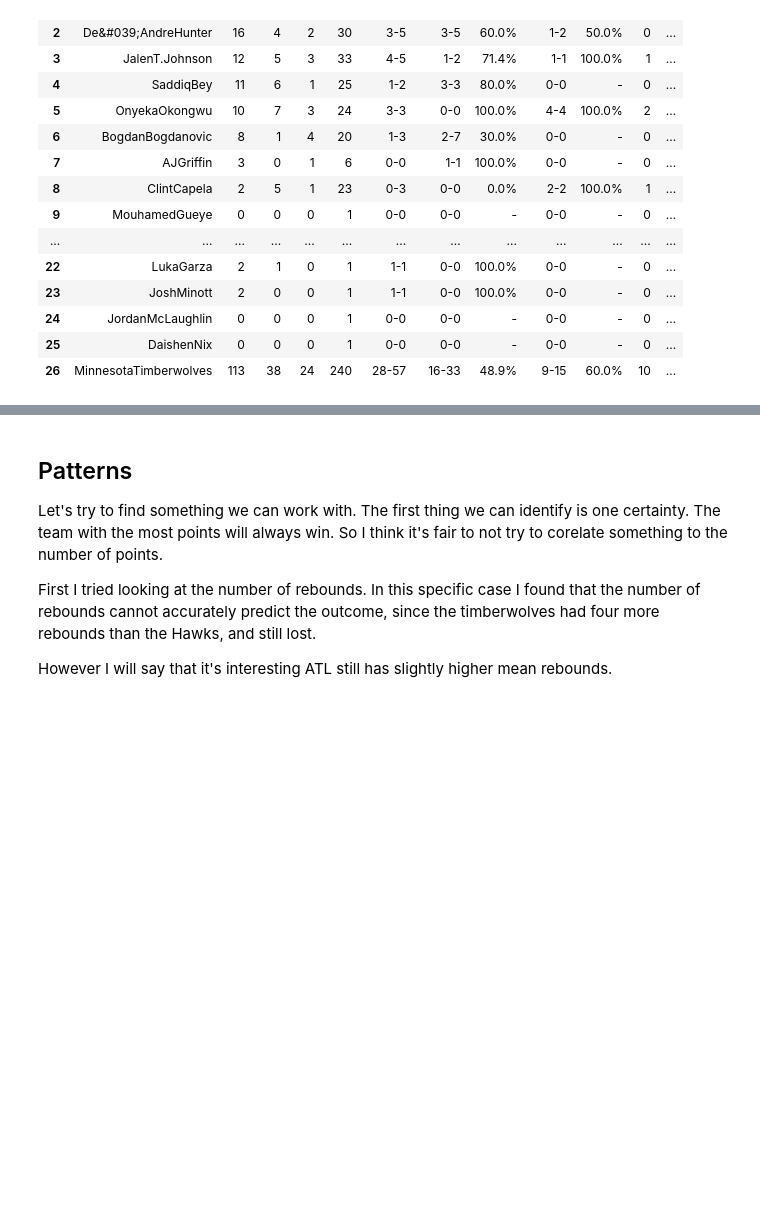
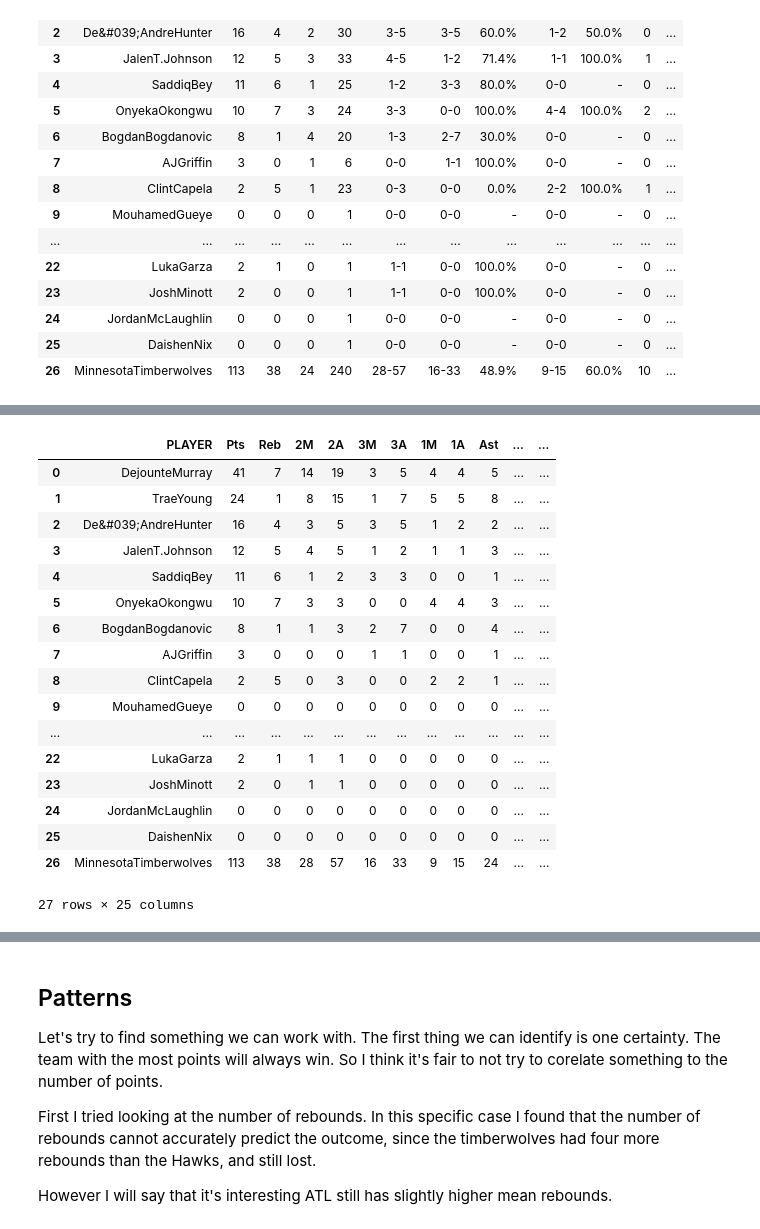
Before and after one commit to flannelmonke/HoopsForecast_Pro, a Jupyter notebook: 2_Data_Preprocessing/Data_Pre_Processing.ipynb, the cells around one changed output, grey strips where cells are left out. Cells and saved outputs as stored; diff of their text form; code cells hidden in the pictures; blank space fills up the shorter version.

```diff
--- a/2_Data_Preprocessing/Data_Pre_Processing.ipynb
+++ b/2_Data_Preprocessing/Data_Pre_Processing.ipynb
@@ -55,0 +135,3 @@ df
+# %%
+df = pd.read_csv('../1_Data_Collection/datasets/game_data/atlanta-hawks-minnesota-timberwolves-2023-10-31.csv')
+df
@@ -55,0 +156,56 @@ df
+# %%
+def remodel(df):
+    _2M, _2A, _3M, _3A, _1M, _1A = [], [], [], [], [], []
+    for index, row in df.iterrows():
+        if '2M-2A' in row and isinstance(row['2M-2A'], str):
+            _2M.append(int(row['2M-2A'].split('-')[0]))
+            _2A.append(int(row['2M-2A'].split('-')[1]))
+        if '3M-3A' in row and isinstance(row['3M-3A'], str):
+            _3M.append(int(row['3M-3A'].split('-')[0]))
+            _3A.append(int(row['3M-3A'].split('-')[1]))
+        if '1M-1A' in row and isinstance(row['1M-1A'], str):
+            _1M.append(int(row['1M-1A'].split('-')[0]))
+            _1A.append(int(row['1M-1A'].split('-')[1]))
+        try:
+            if 'FG%' in row:
+                df.at[index, 'FG%'] = float(row['FG%'].rstrip('%'))
+            else:
+                df.at[index, 'FG%'] = 0
+        except:
+            df.at[index, 'FG%'] = 0
+        try:
+            if '1%' in row:
+                df.at[index, '1%'] = float(row['1%'].rstrip('%'))
+            else:
+                df.at[index, '1%'] = 0
+        except:
+            df.at[index, '1%'] = 0
+    df.insert(3, '2M', _2M)
+    df.insert(4, '2A', _2A)
+    df.insert(5, '3M', _3M)
+    df.insert(6, '3A', _3A)
+    df.insert(7, '1M', _1M)
+    df.insert(8, '1A', _1A)
+
+
+remodel(df)
+df
+# %% [output]
+|  | PLAYER | Pts | Reb | 2M | 2A | 3M | 3A | 1M | 1A | Ast | ... | ... |
+| 0 | DejounteMurray | 41 | 7 | 14 | 19 | 3 | 5 | 4 | 4 | 5 | ... | ... |
+| 1 | TraeYoung | 24 | 1 | 8 | 15 | 1 | 7 | 5 | 5 | 8 | ... | ... |
+| 2 | De&#039;AndreHunter | 16 | 4 | 3 | 5 | 3 | 5 | 1 | 2 | 2 | ... | ... |
+| 3 | JalenT.Johnson | 12 | 5 | 4 | 5 | 1 | 2 | 1 | 1 | 3 | ... | ... |
+| 4 | SaddiqBey | 11 | 6 | 1 | 2 | 3 | 3 | 0 | 0 | 1 | ... | ... |
+| 5 | OnyekaOkongwu | 10 | 7 | 3 | 3 | 0 | 0 | 4 | 4 | 3 | ... | ... |
+| 6 | BogdanBogdanovic | 8 | 1 | 1 | 3 | 2 | 7 | 0 | 0 | 4 | ... | ... |
+| 7 | AJGriffin | 3 | 0 | 0 | 0 | 1 | 1 | 0 | 0 | 1 | ... | ... |
+| 8 | ClintCapela | 2 | 5 | 0 | 3 | 0 | 0 | 2 | 2 | 1 | ... | ... |
+| 9 | MouhamedGueye | 0 | 0 | 0 | 0 | 0 | 0 | 0 | 0 | 0 | ... | ... |
+| ... | ... | ... | ... | ... | ... | ... | ... | ... | ... | ... | ... | ... |
+| 22 | LukaGarza | 2 | 1 | 1 | 1 | 0 | 0 | 0 | 0 | 0 | ... | ... |
+| 23 | JoshMinott | 2 | 0 | 1 | 1 | 0 | 0 | 0 | 0 | 0 | ... | ... |
+| 24 | JordanMcLaughlin | 0 | 0 | 0 | 0 | 0 | 0 | 0 | 0 | 0 | ... | ... |
+| 25 | DaishenNix | 0 | 0 | 0 | 0 | 0 | 0 | 0 | 0 | 0 | ... | ... |
+| 26 | MinnesotaTimberwolves | 113 | 38 | 28 | 57 | 16 | 33 | 9 | 15 | 24 | ... | ... |
+27 rows × 25 columns
```
Also changed, not shown: parts of 10 cells of this notebook, 2 other files.
